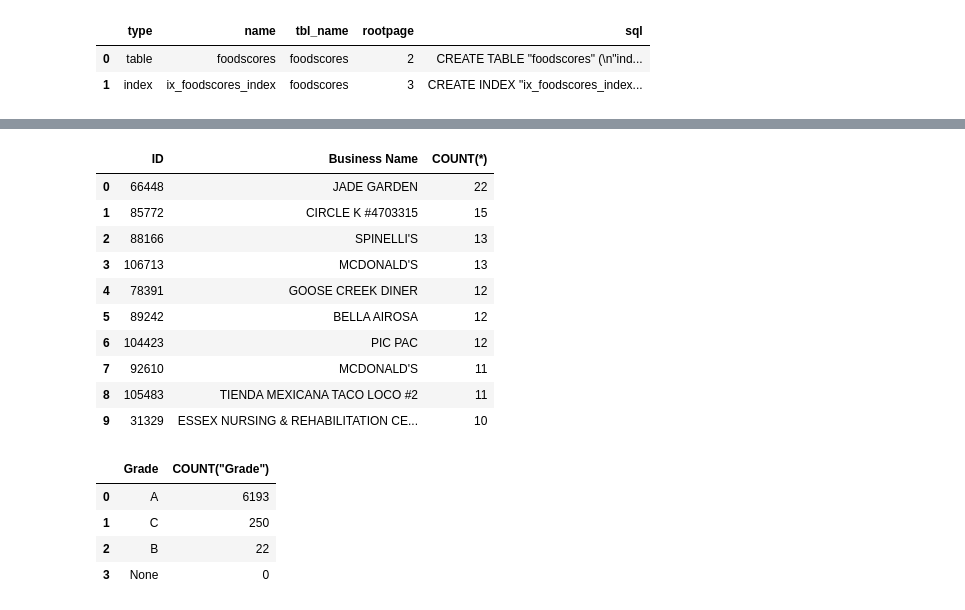
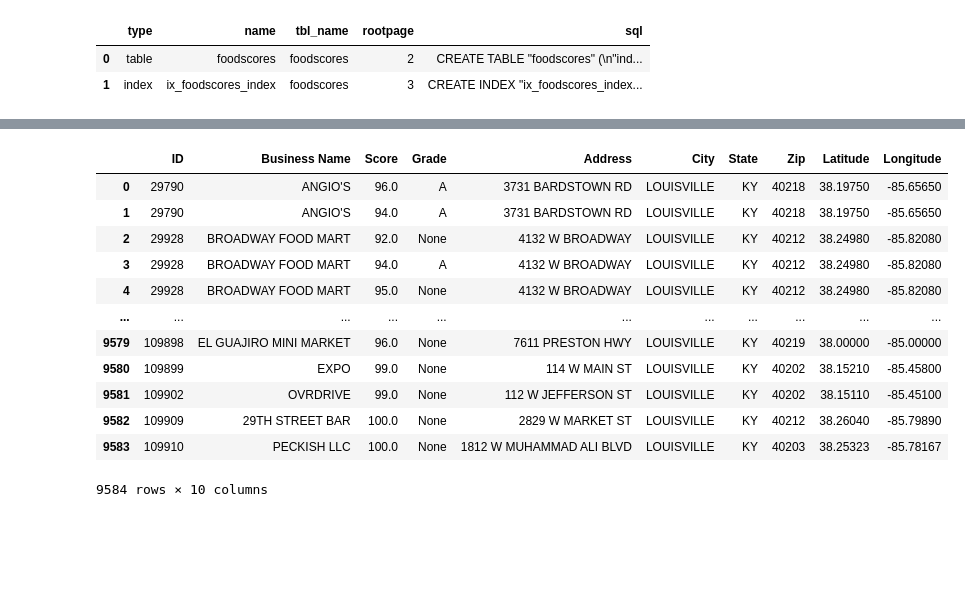
Before and after one commit to Reevin/python_codelou, a Jupyter notebook: FoodServiceDataSQL.ipynb, the cells around one changed output, grey strips where cells are left out. Cells and saved outputs as stored; diff of their text form; code cells hidden in the pictures; blank space fills up the shorter version.

Commit message:
created second cleaned database file

```diff
--- a/FoodServiceDataSQL.ipynb
+++ b/FoodServiceDataSQL.ipynb
@@ -148,35 +144,17 @@ run_query(query)
 #  There are duplicate ratings but this is for a whole year so several restaurants got graded many times
 
 query = """
-SELECT "EstablishmentID" AS "ID", "EstablishmentName" AS "Business Name", COUNT(*)
+SELECT "EstablishmentID" AS "ID", "EstablishmentName" AS "Business Name", COUNT(*) AS "Inspections"
 FROM foodscores GROUP BY "ID", "Business Name" HAVING COUNT(*) > 1
 ORDER BY COUNT(*) DESC LIMIT 10;"""
 
-run_query(query)
+#  run_query(query)
-# %% [output]
-|  | ID | Business Name | COUNT(*) |
-| 0 | 66448 | JADE GARDEN | 22 |
-| 1 | 85772 | CIRCLE K #4703315 | 15 |
-| 2 | 88166 | SPINELLI'S | 13 |
-| 3 | 106713 | MCDONALD'S | 13 |
-| 4 | 78391 | GOOSE CREEK DINER | 12 |
-| 5 | 89242 | BELLA AIROSA | 12 |
-| 6 | 104423 | PIC PAC | 12 |
-| 7 | 92610 | MCDONALD'S | 11 |
-| 8 | 105483 | TIENDA MEXICANA TACO LOCO #2 | 11 |
-| 9 | 31329 | ESSEX NURSING & REHABILITATION CE... | 10 |
 # %%
 # Counting the number of ratings
 
 query = """
-SELECT "Grade", COUNT("Grade")
+SELECT "Grade", COUNT("Grade") AS "Count"
 FROM foodscores GROUP BY "Grade" ORDER BY COUNT("Grade") DESC;
 """
 
-run_query(query)
+# run_query(query)
-# %% [output]
-|  | Grade | COUNT("Grade") |
-| 0 | A | 6193 |
-| 1 | C | 250 |
-| 2 | B | 22 |
-| 3 | None | 0 |
@@ -182,0 +174,37 @@ run_query(query)
+# %%
+# create new table if not exists
+c = db.cursor()
+
+Create_TableName = "food_scores_cleaned"
+
+Create_SQL = f"""
+create table if not exists {Create_TableName} AS
+SELECT "EstablishmentID" AS "ID", "EstablishmentName" AS "Business Name",
+"Score", "Grade", "Address", "City", "State", "ZIP", "Latitude", "Longitude"
+FROM foodscores;
+"""
+
+c.execute(Create_SQL)
+
+c.close()
+
+clean_query = """
+SELECT * FROM food_scores_cleaned
+ORDER BY "ID";
+"""
+
+run_query(clean_query)
+# %% [output]
+|  | ID | Business Name | Score | Grade | Address | City | State | Zip | Latitude | Longitude |
+| 0 | 29790 | ANGIO'S | 96.0 | A | 3731 BARDSTOWN RD | LOUISVILLE | KY | 40218 | 38.19750 | -85.65650 |
+| 1 | 29790 | ANGIO'S | 94.0 | A | 3731 BARDSTOWN RD | LOUISVILLE | KY | 40218 | 38.19750 | -85.65650 |
+| 2 | 29928 | BROADWAY FOOD MART | 92.0 | None | 4132 W BROADWAY | LOUISVILLE | KY | 40212 | 38.24980 | -85.82080 |
+| 3 | 29928 | BROADWAY FOOD MART | 94.0 | A | 4132 W BROADWAY | LOUISVILLE | KY | 40212 | 38.24980 | -85.82080 |
+| 4 | 29928 | BROADWAY FOOD MART | 95.0 | None | 4132 W BROADWAY | LOUISVILLE | KY | 40212 | 38.24980 | -85.82080 |
+| ... | ... | ... | ... | ... | ... | ... | ... | ... | ... | ... |
+| 9579 | 109898 | EL GUAJIRO MINI MARKET | 96.0 | None | 7611 PRESTON HWY | LOUISVILLE | KY | 40219 | 38.00000 | -85.00000 |
+| 9580 | 109899 | EXPO | 99.0 | None | 114 W MAIN ST | LOUISVILLE | KY | 40202 | 38.15210 | -85.45800 |
+| 9581 | 109902 | OVRDRIVE | 99.0 | None | 112 W JEFFERSON ST | LOUISVILLE | KY | 40202 | 38.15110 | -85.45100 |
+| 9582 | 109909 | 29TH STREET BAR | 100.0 | None | 2829 W MARKET ST | LOUISVILLE | KY | 40212 | 38.26040 | -85.79890 |
+| 9583 | 109910 | PECKISH LLC | 100.0 | None | 1812 W MUHAMMAD ALI BLVD | LOUISVILLE | KY | 40203 | 38.25323 | -85.78167 |
+9584 rows × 10 columns
```
Also changed, not shown: parts of 7 cells of this notebook.
